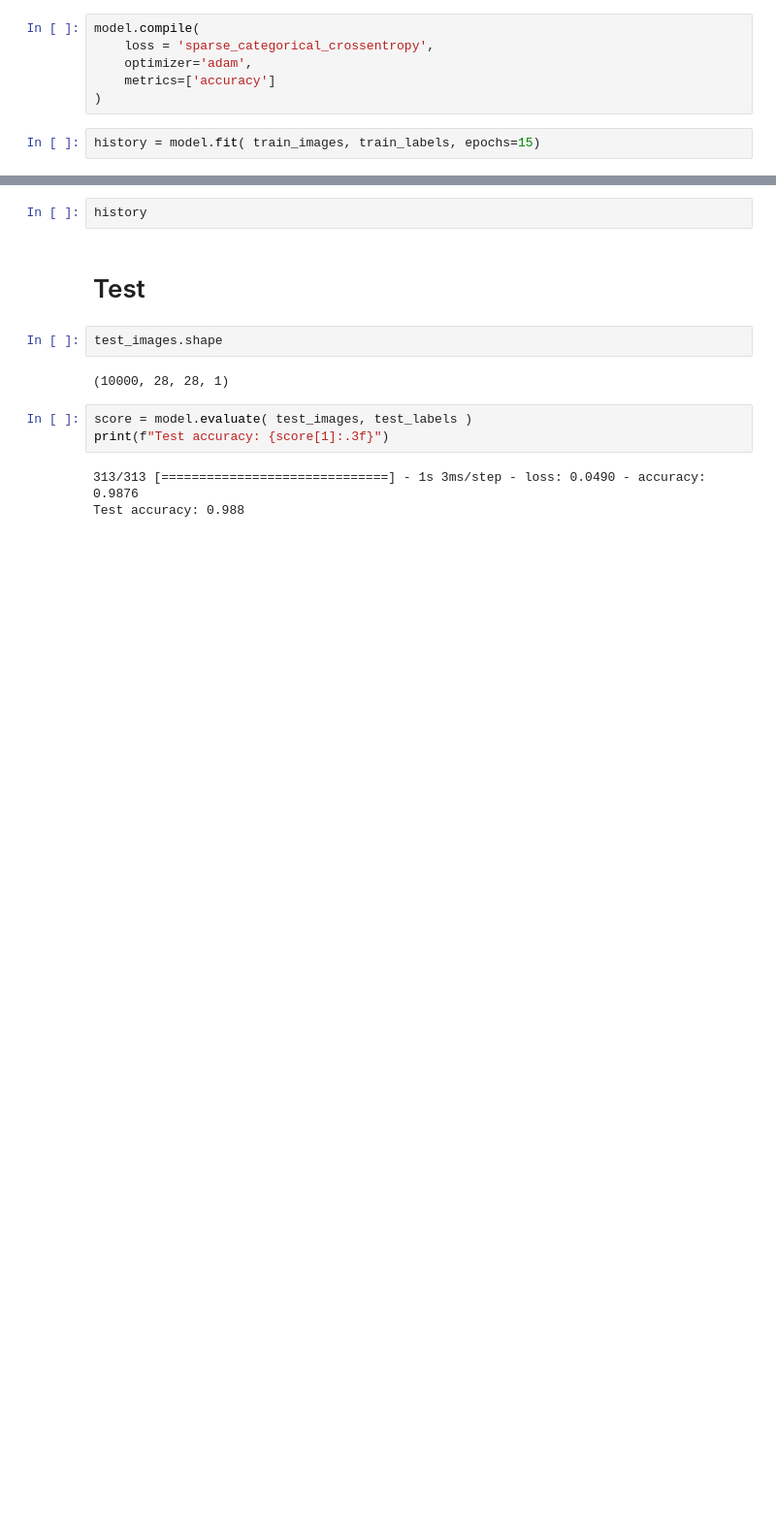
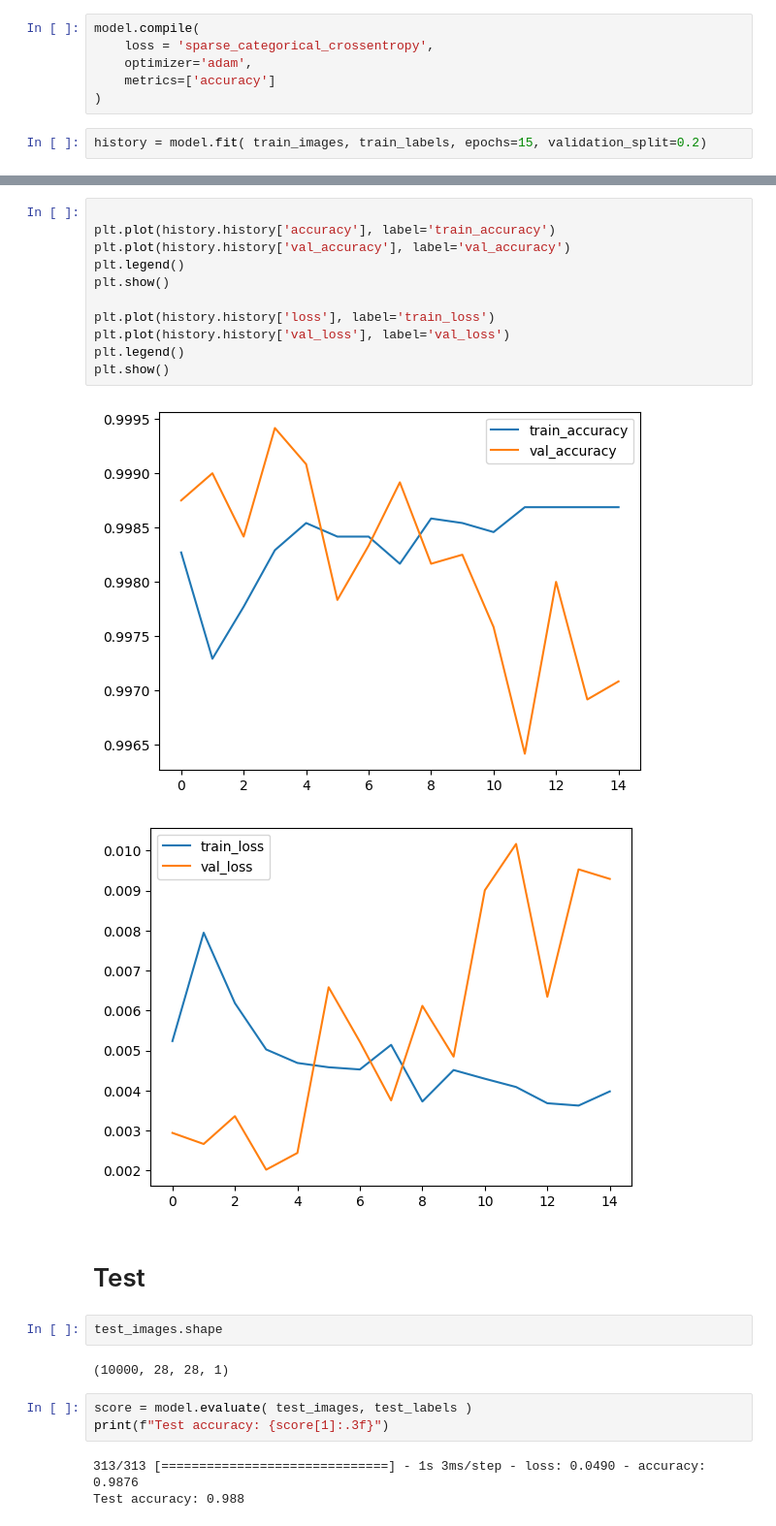
Before and after one commit to EvgeniiZorin/ML_digit_MNIST, a Jupyter notebook: MNIST_CNN.ipynb, the cells around one changed output, grey strips where cells are left out. Shown: that part at 97% size. Saved outputs shown, nothing was run; the diff lists cells and outputs as text; blank space fills up the shorter version.

```diff
--- a/MNIST_CNN.ipynb
+++ b/MNIST_CNN.ipynb
@@ -89,6 +93,6 @@ model.compile(
     metrics=['accuracy']
 )
 # %%
-history = model.fit( train_images, train_labels, epochs=15)
+history = model.fit( train_images, train_labels, epochs=15, validation_split=0.2)
 # %% [output]
 Epoch 1/15
@@ -112,5 +115,17 @@ Epoch 15/15
-# %%
-history
+# %%
+
+plt.plot(history.history['accuracy'], label='train_accuracy')
+plt.plot(history.history['val_accuracy'], label='val_accuracy')
+plt.legend()
+plt.show()
+
+plt.plot(history.history['loss'], label='train_loss')
+plt.plot(history.history['val_loss'], label='val_loss')
+plt.legend()
+plt.show()
+# %% [output]
+[figure, added]
+[figure, added]
 # %% [markdown]
 # Test
 # %%
```
Also changed, not shown: parts of 3 cells of this notebook, 1 other file.
